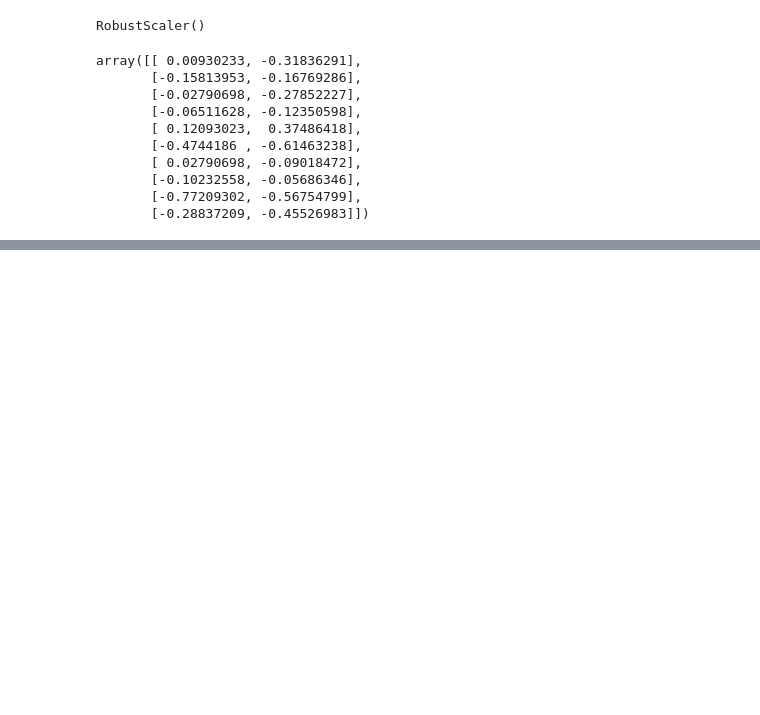
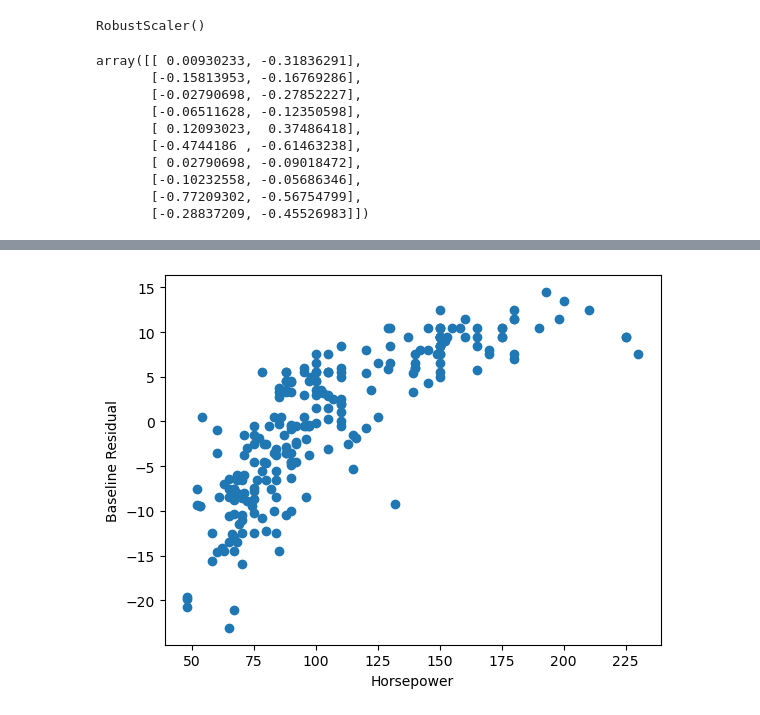
Before and after one commit to shawn-brown12/regression, a Jupyter notebook: regression_notes.ipynb, the cells around one changed output, grey strips where cells are left out. Cells and saved outputs as stored; diff of their text form; code cells hidden in the pictures; blank space fills up the shorter version.

```diff
--- a/regression_notes.ipynb
+++ b/regression_notes.ipynb
@@ -607,0 +654,3 @@ The test rejected the null hypothesis, origin 1 cars have signficantly less mpg
+# %%
+preds_df['baseline_preds'] = baseline
+preds_df.head()
@@ -607,0 +664,4 @@ The test rejected the null hypothesis, origin 1 cars have signficantly less mpg
+# %%
+ols_model = LinearRegression()
+
+ols_model.fit(train[['horsepower']], train[['mpg']])
@@ -607,0 +670,2 @@ The test rejected the null hypothesis, origin 1 cars have signficantly less mpg
+# %%
+preds_df['yhat'] = ols_model.predict(train[['horsepower']])
@@ -607,0 +685,3 @@ The test rejected the null hypothesis, origin 1 cars have signficantly less mpg
+# %%
+preds_df['baseline_residuals'] = preds_df['baseline_preds'] - preds_df['mpg']
+preds_df.head()
@@ -607,0 +695,7 @@ The test rejected the null hypothesis, origin 1 cars have signficantly less mpg
+# %%
+plt.scatter(preds_df['horsepower'], preds_df['baseline_residuals'])
+plt.xlabel('Horsepower')
+plt.ylabel('Baseline Residual')
+plt.show()
+# %% [output]
+[figure, added]
```
Also changed, not shown: parts of 108 cells of this notebook, 3 other files.
